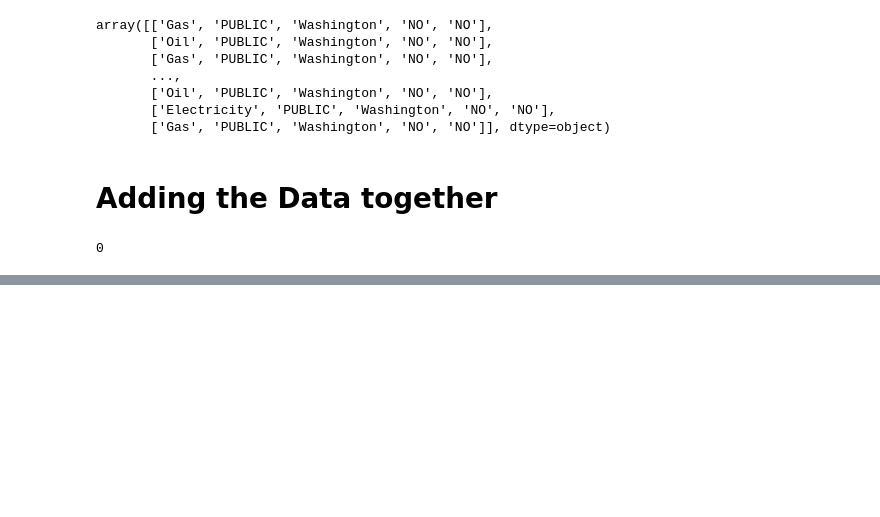
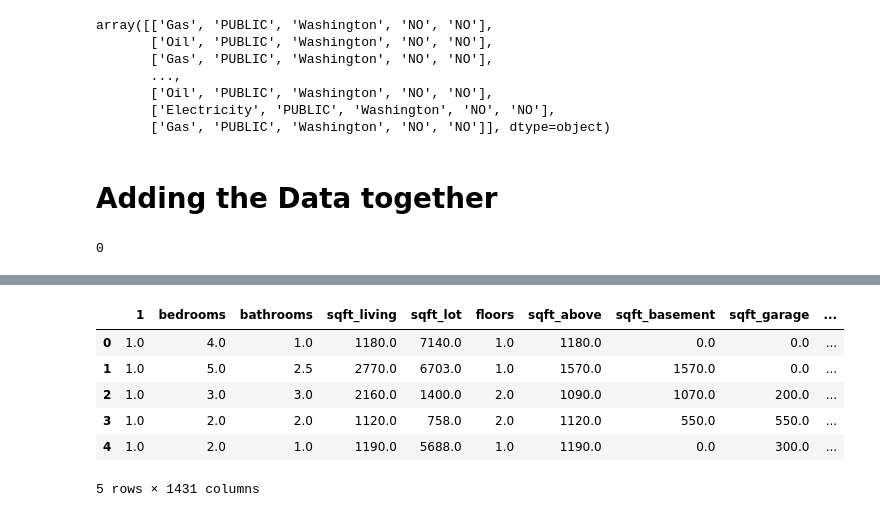
Before and after one commit to Mahmoudh22/Project_2_Housing_Predictor, a Jupyter notebook: Modeling/3. Modeling.ipynb, the cells around one changed output, grey strips where cells are left out. Cells and saved outputs as stored; diff of their text form; code cells hidden in the pictures; blank space fills up the shorter version.

```diff
--- a/Modeling/3. Modeling.ipynb
+++ b/Modeling/3. Modeling.ipynb
@@ -178,0 +271,19 @@ X = data.drop("price", axis=1)
+# %%
+poly = PolynomialFeatures()
+X_poly = poly.fit_transform(X)
+
+
+names = poly.get_feature_names(input_features=X.columns)
+X_poly = pd.DataFrame(X_poly, columns=names, index = X.index)
+
+
+
+X_poly.head()
+# %% [output]
+|  | 1 | bedrooms | bathrooms | sqft_living | sqft_lot | floors | sqft_above | sqft_basement | sqft_garage | ... |
+| 0 | 1.0 | 4.0 | 1.0 | 1180.0 | 7140.0 | 1.0 | 1180.0 | 0.0 | 0.0 | ... |
+| 1 | 1.0 | 5.0 | 2.5 | 2770.0 | 6703.0 | 1.0 | 1570.0 | 1570.0 | 0.0 | ... |
+| 2 | 1.0 | 3.0 | 3.0 | 2160.0 | 1400.0 | 2.0 | 1090.0 | 1070.0 | 200.0 | ... |
+| 3 | 1.0 | 2.0 | 2.0 | 1120.0 | 758.0 | 2.0 | 1120.0 | 550.0 | 550.0 | ... |
+| 4 | 1.0 | 2.0 | 1.0 | 1190.0 | 5688.0 | 1.0 | 1190.0 | 0.0 | 300.0 | ... |
+5 rows × 1431 columns
```
Also changed, not shown: parts of 11 cells of this notebook, 3 other files.
